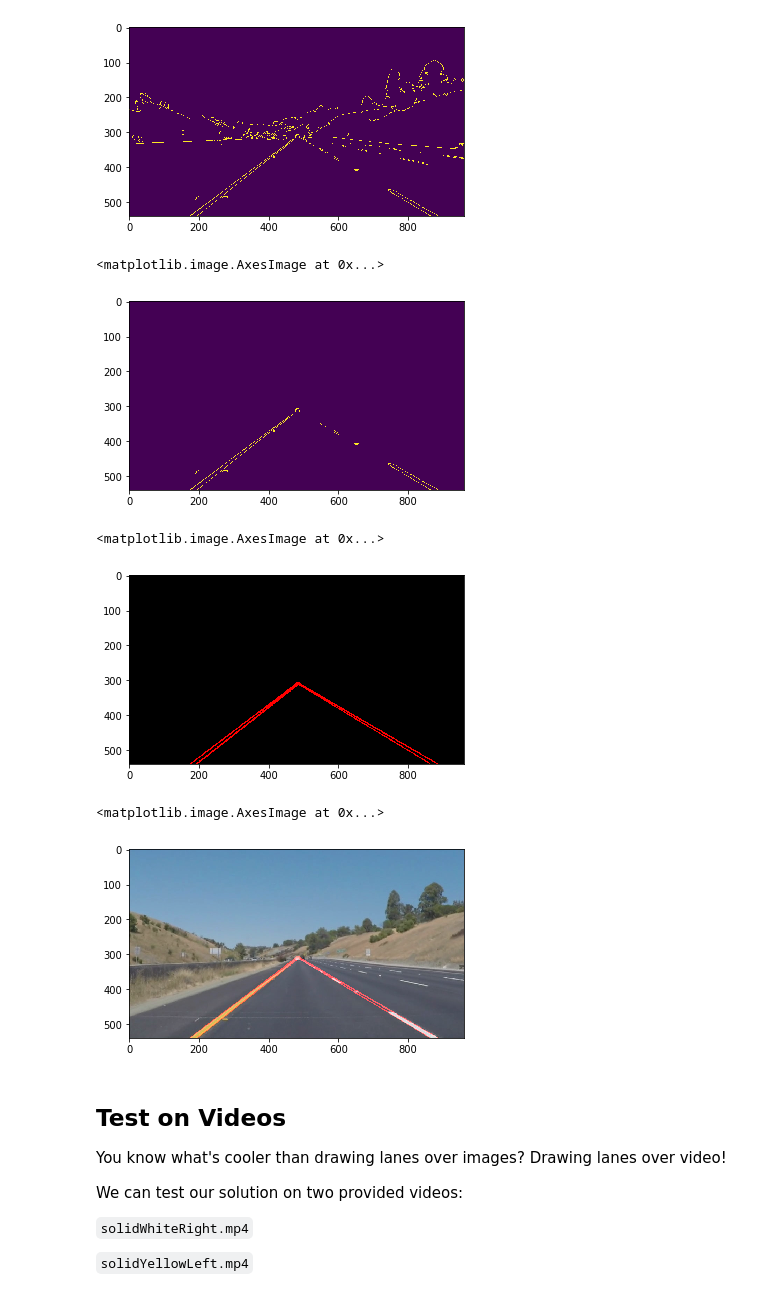
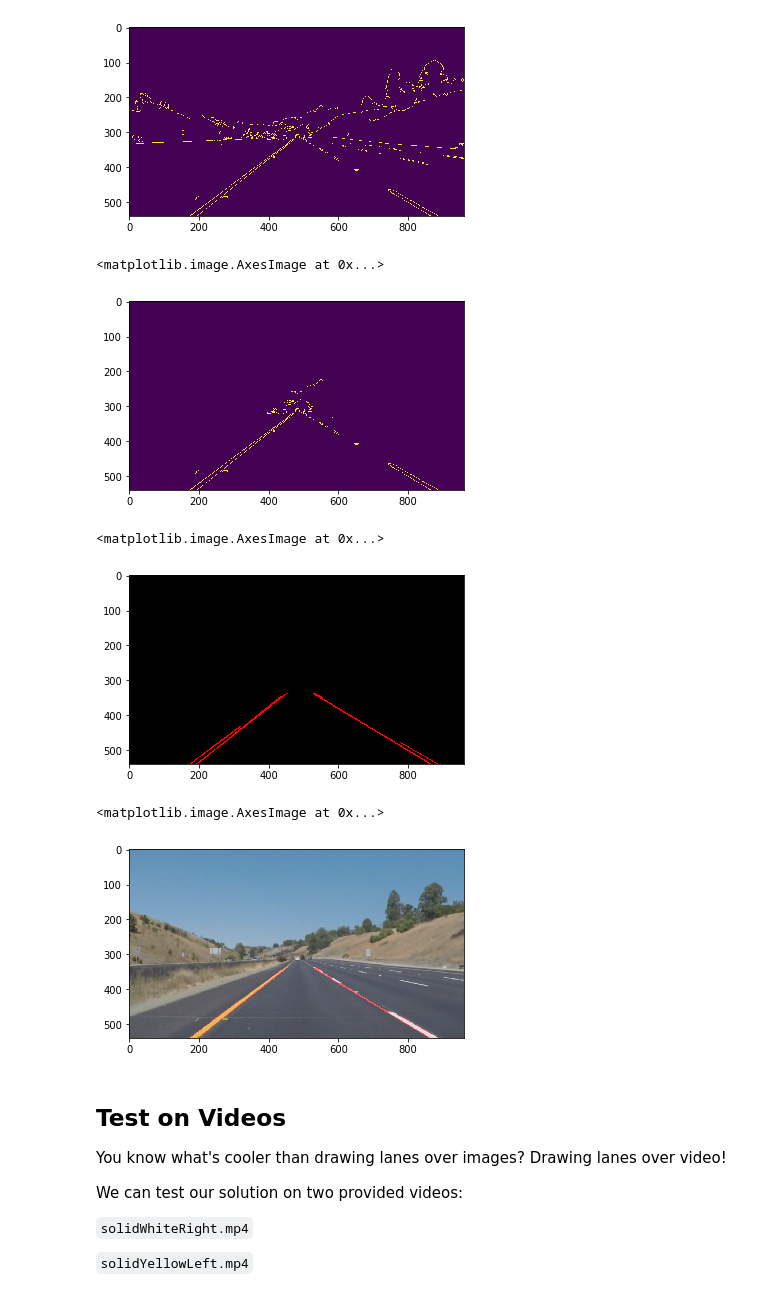
Before and after one commit to paulyehtw/CarND-LaneLines-P1, a Jupyter notebook: P1.ipynb, the cells around one changed output. Drawn from its saved outputs; the diff is of its cells as text; code cells hidden in the pictures.

```diff
--- a/P1.ipynb
+++ b/P1.ipynb
@@ -218,18 +218,18 @@ plt.imshow(edge_image)
 # %%
 height = image.shape[0]
 width = image.shape[1]
-height_offset = 35
-width_offset = 30
+height_offset = 45
+width_offset = 50
 vertices = np.array([[0, height],
                      [width, height],
-                     [width/2-width_offset, height/2+height_offset],
-                     [width/2+width_offset, height/2+height_offset]],
+                     [width*3/8, height*/8],
+                     [width*5/8, height*3/8]],
                      np.int32)
 masked_image = region_of_interest(edge_image, vertices)
 plt.imshow(masked_image)
 # %% [output]
 <matplotlib.image.AxesImage at 0x...>
-[figure, old version]
+[figure, new version]
 # %%
 rho = 1
 theta = np.pi/180
@@ -240,13 +240,13 @@ line_img = hough_lines(masked_image, rho, theta, threshold, min_line_length, max
 plt.imshow(line_img)
 # %% [output]
 <matplotlib.image.AxesImage at 0x...>
-[figure, old version]
+[figure, new version]
 # %%
 weighted_imgage = weighted_img(image,line_img , α=0.9, β=0.9, γ=0.)
 plt.imshow(weighted_imgage)
 # %% [output]
 <matplotlib.image.AxesImage at 0x...>
-[figure, old version]
+[figure, new version]
 # %% [markdown]
 ## Test on Videos
 
```
Also changed, not shown: parts of 5 cells of this notebook.
